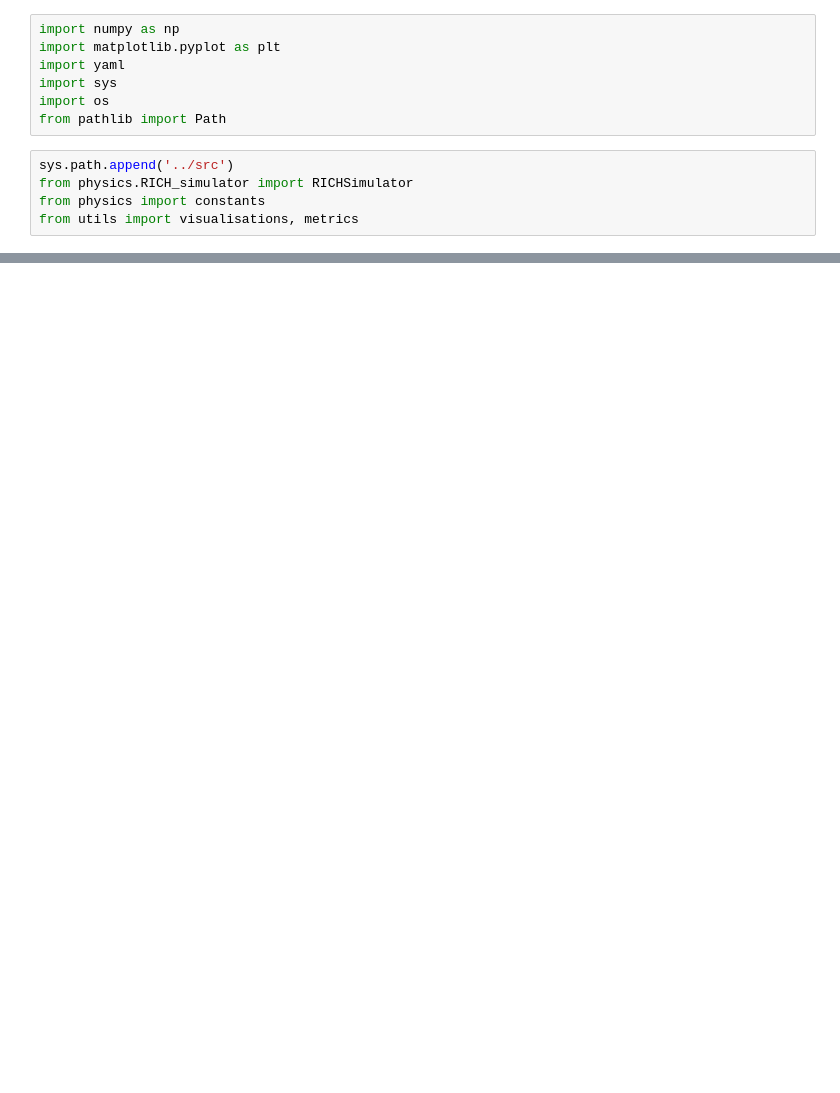
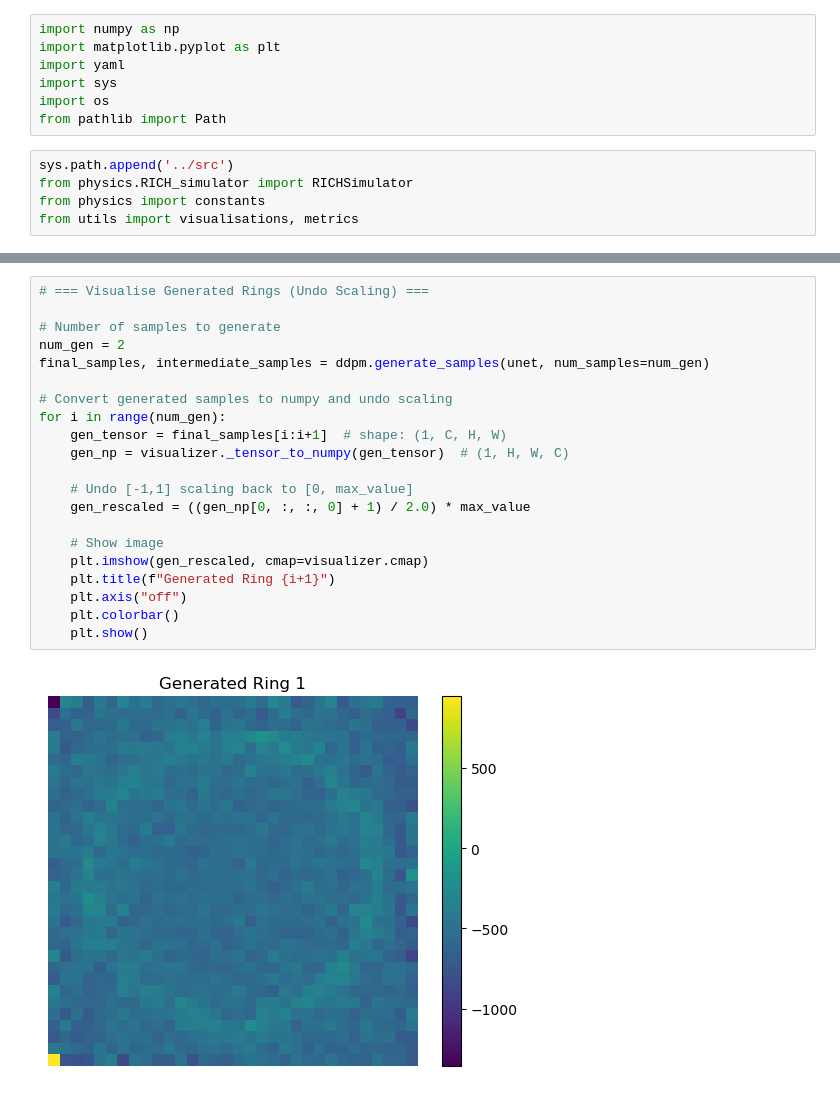
Before and after one commit to EdwardWardell02/Fast_RICH_Simulation_with_Diffusion, a Jupyter notebook: notebooks/02_data_exploration.ipynb, the cells around one changed output, grey strips where cells are left out. Saved outputs shown, nothing was run; the diff lists cells and outputs as text; blank space fills up the shorter version.

```diff
--- a/notebooks/02_data_exploration.ipynb
+++ b/notebooks/02_data_exploration.ipynb
@@ -42,0 +178,23 @@ plt.show()
+# %%
+# === Visualise Generated Rings (Undo Scaling) ===
+
+# Number of samples to generate
+num_gen = 2
+final_samples, intermediate_samples = ddpm.generate_samples(unet, num_samples=num_gen)
+
+# Convert generated samples to numpy and undo scaling
+for i in range(num_gen):
+    gen_tensor = final_samples[i:i+1]  # shape: (1, C, H, W)
+    gen_np = visualizer._tensor_to_numpy(gen_tensor)  # (1, H, W, C)
+
+    # Undo [-1,1] scaling back to [0, max_value]
+    gen_rescaled = ((gen_np[0, :, :, 0] + 1) / 2.0) * max_value
+
+    # Show image
+    plt.imshow(gen_rescaled, cmap=visualizer.cmap)
+    plt.title(f"Generated Ring {i+1}")
+    plt.axis("off")
+    plt.colorbar()
+    plt.show()
+# %% [output]
+[figure, added]
```
Also changed, not shown: parts of 9 cells of this notebook, 28 other files.
